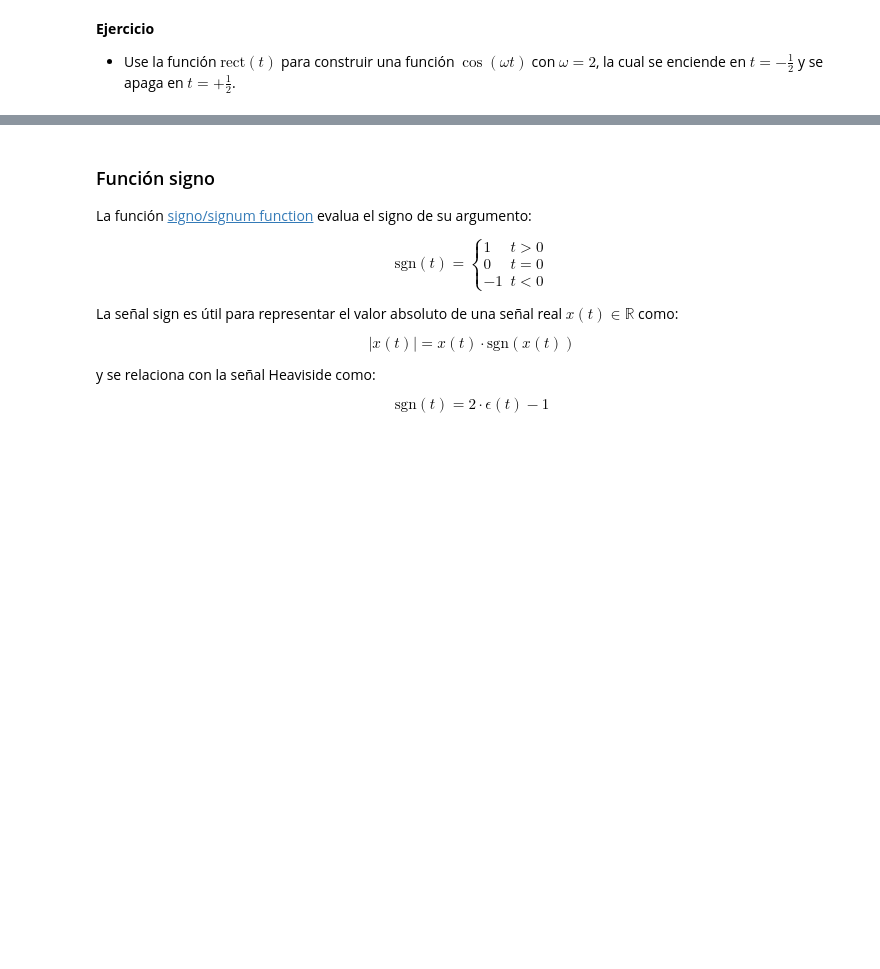
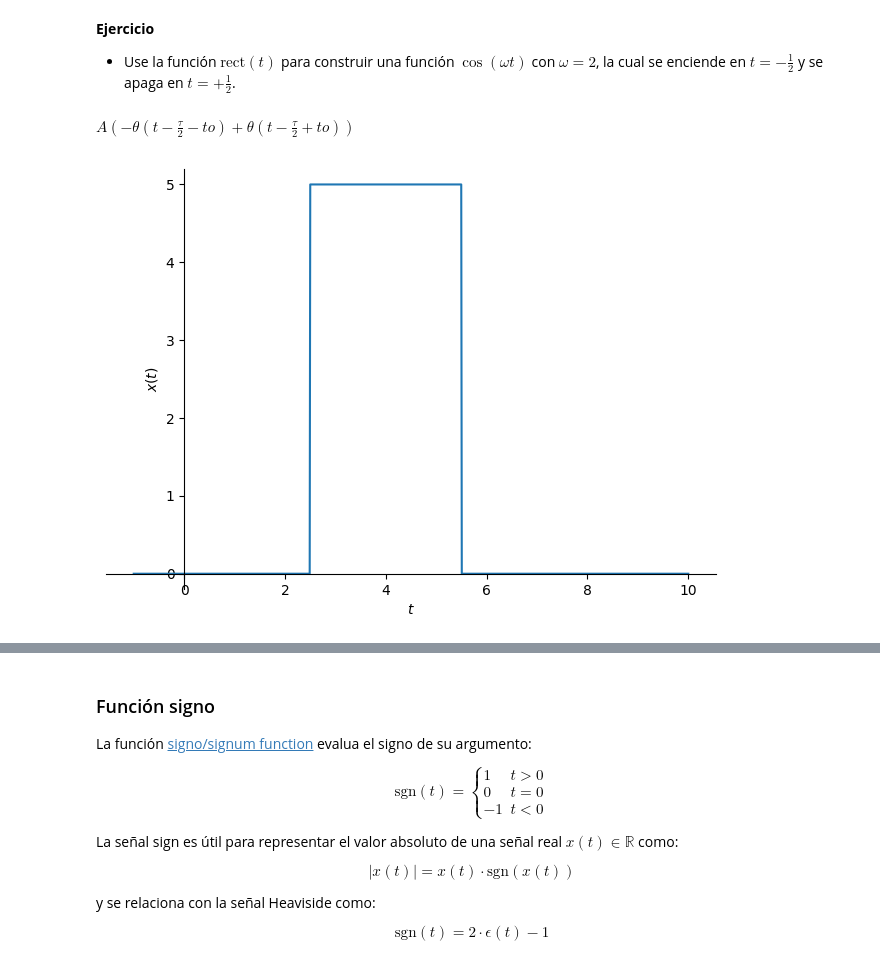
Before and after one commit to laduqueo/Senales_y_Sistemas, a Jupyter notebook: cuaderno_2.ipynb, the cells around one changed output, grey strips where cells are left out. Saved outputs shown, nothing was run; the diff lists cells and outputs as text; code cells hidden in the pictures; blank space fills up the shorter version.

```diff
--- a/cuaderno_2.ipynb
+++ b/cuaderno_2.ipynb
@@ -277,3 +277,18 @@ sym.plot(rect(t), (t, -1, 1), ylim=[-0.2, 1.2], ylabel=r'rect$(t)$');
 **Ejercicio**
 
 * Use la función $\text{rect}(t)$ para construir una función $\cos(\omega t)$ con $\omega=2$, la cual se enciende en $t=-\frac{1}{2}$ y se apaga en $t=+\frac{1}{2}$.
+# %%
+t,tau,to,A=sym.symbols('t,tau,to,A', real=True)
+t1=to-tau/2
+t2=to+tau/2
+u1=sym.Heaviside(t+t1)
+u2=sym.Heaviside(t-t2)
+rect_=A*(u1-u2)
+rect_
+# %% [output]
+$\displaystyle A \left(- \theta\left(t - \frac{\tau}{2} - to\right) + \theta\left(t - \frac{\tau}{2} + to\right)\right)$
+# %%
+y=rect_.subs({A:5,to:4,tau:3})
+sym.plot(y, (t, -1, 10), ylim=[-0.2, 5.2], ylabel=r'$x(t)$');
+# %% [output]
+[figure, added]
```
Also changed, not shown: parts of 9 cells of this notebook.
